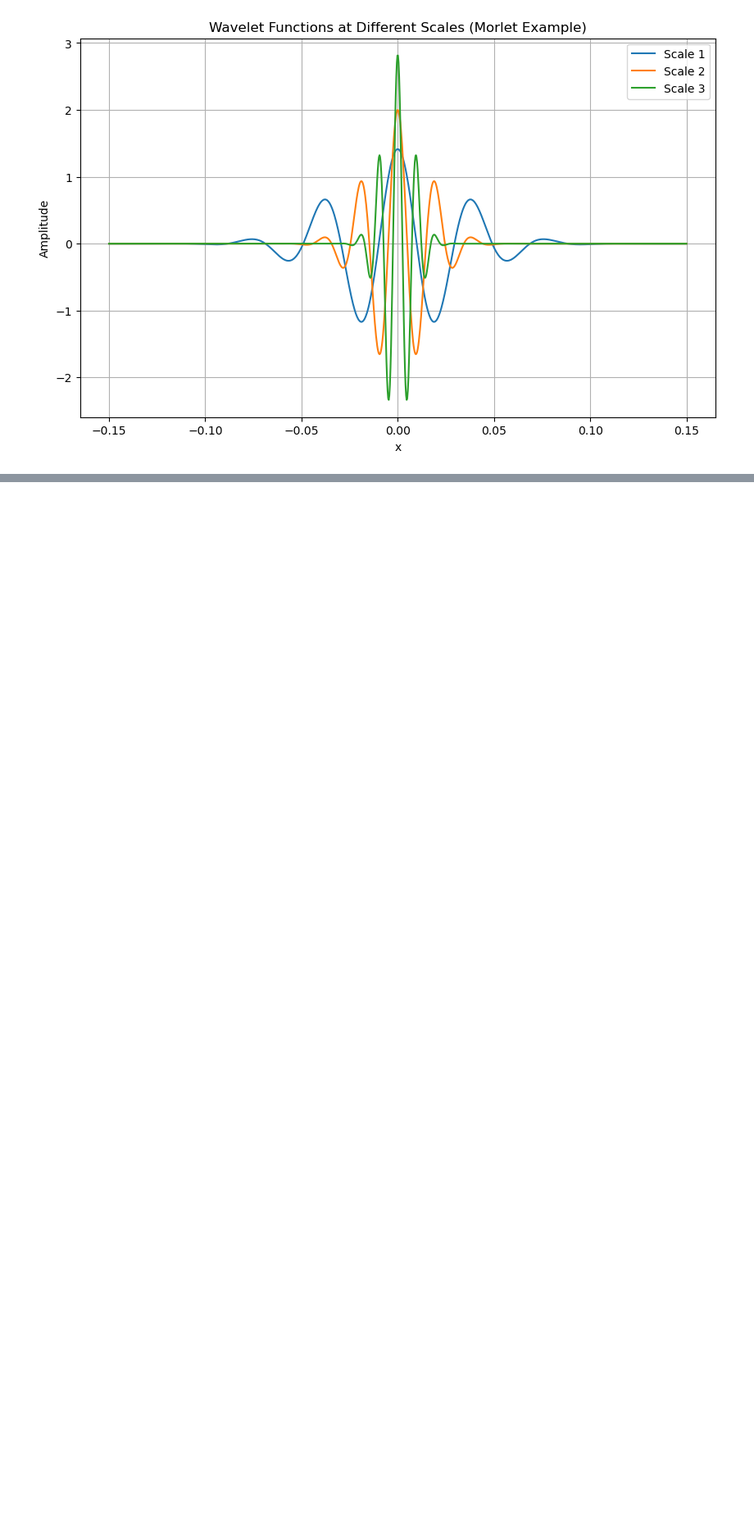
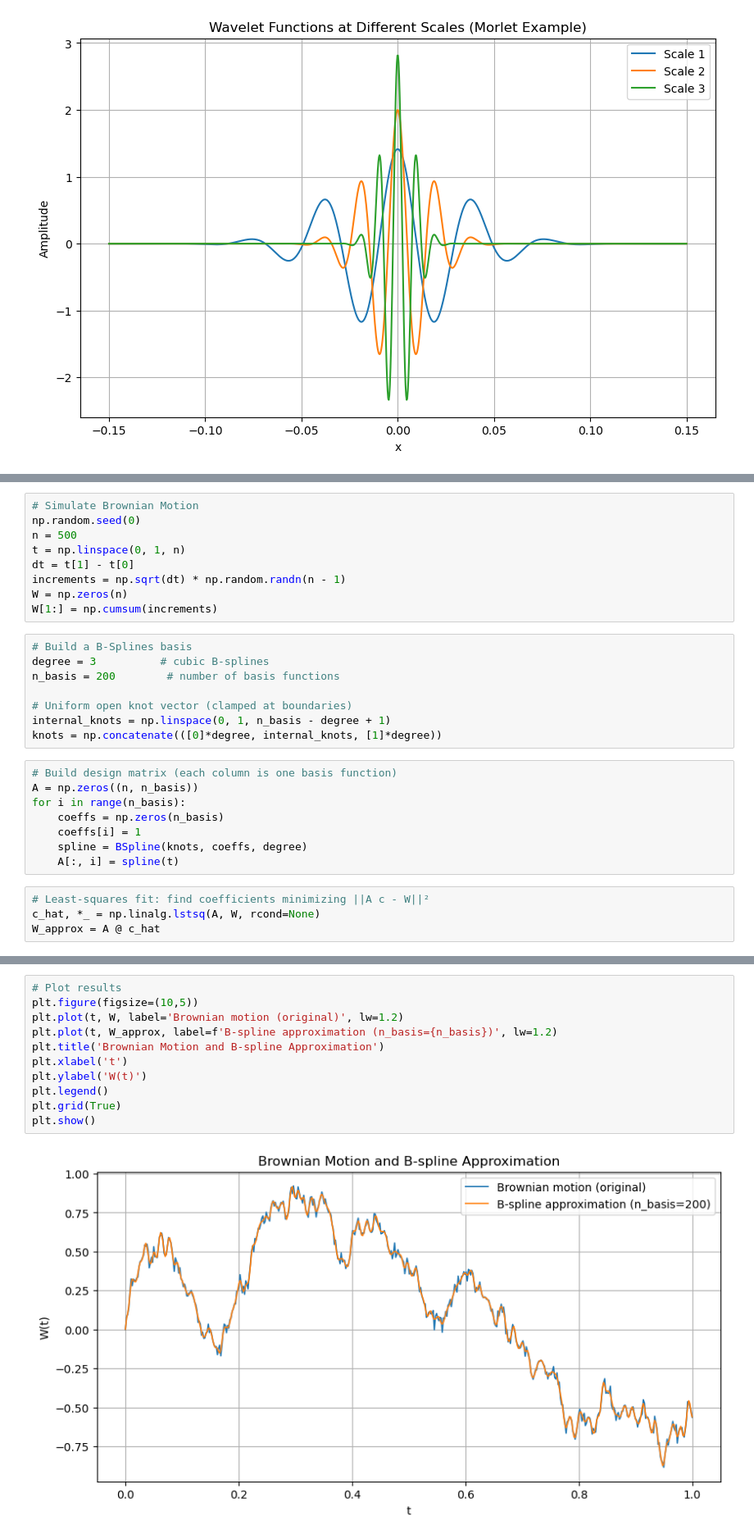
Before and after one commit to Guillaume-melis/Econometrie_S1, a Jupyter notebook: continuous_time_modelling.ipynb, the cells around one changed output, grey strips where cells are left out. Shown at 82% size. Cells and saved outputs as stored; diff of their text form; blank space fills up the shorter version.

Commit message:
BM approximations

```diff
--- a/continuous_time_modelling.ipynb
+++ b/continuous_time_modelling.ipynb
@@ -165,0 +170,29 @@ plt.show()
+# %%
+# Simulate Brownian Motion
+np.random.seed(0)
+n = 500
+t = np.linspace(0, 1, n)
+dt = t[1] - t[0]
+increments = np.sqrt(dt) * np.random.randn(n - 1)
+W = np.zeros(n)
+W[1:] = np.cumsum(increments)
+# %%
+# Build a B-Splines basis
+degree = 3          # cubic B-splines
+n_basis = 200        # number of basis functions
+
+# Uniform open knot vector (clamped at boundaries)
+internal_knots = np.linspace(0, 1, n_basis - degree + 1)
+knots = np.concatenate(([0]*degree, internal_knots, [1]*degree))
+# %%
+# Build design matrix (each column is one basis function)
+A = np.zeros((n, n_basis))
+for i in range(n_basis):
+    coeffs = np.zeros(n_basis)
+    coeffs[i] = 1
+    spline = BSpline(knots, coeffs, degree)
+    A[:, i] = spline(t)
+# %%
+# Least-squares fit: find coefficients minimizing ||A c - W||²
+c_hat, *_ = np.linalg.lstsq(A, W, rcond=None)
+W_approx = A @ c_hat
@@ -165,0 +203,13 @@ plt.show()
+# %%
+# Plot results
+plt.figure(figsize=(10,5))
+plt.plot(t, W, label='Brownian motion (original)', lw=1.2)
+plt.plot(t, W_approx, label=f'B-spline approximation (n_basis={n_basis})', lw=1.2)
+plt.title('Brownian Motion and B-spline Approximation')
+plt.xlabel('t')
+plt.ylabel('W(t)')
+plt.legend()
+plt.grid(True)
+plt.show()
+# %% [output]
+[figure, added]
```
Also changed, not shown: parts of 18 cells of this notebook.
